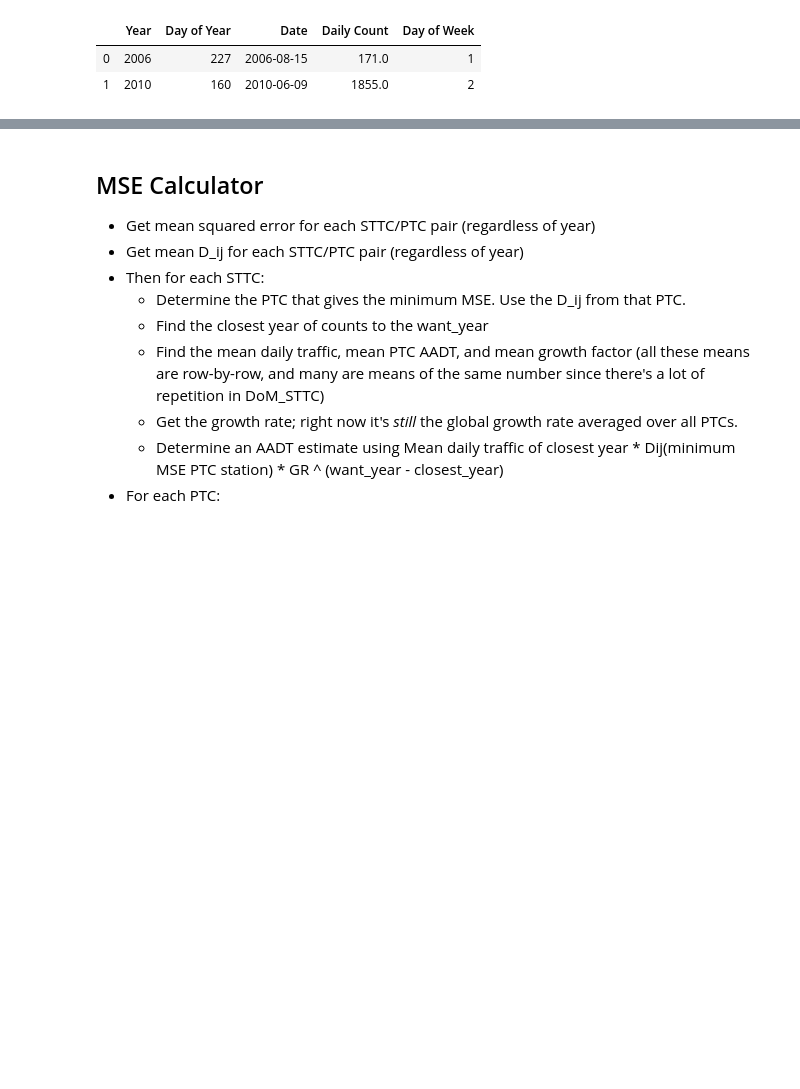
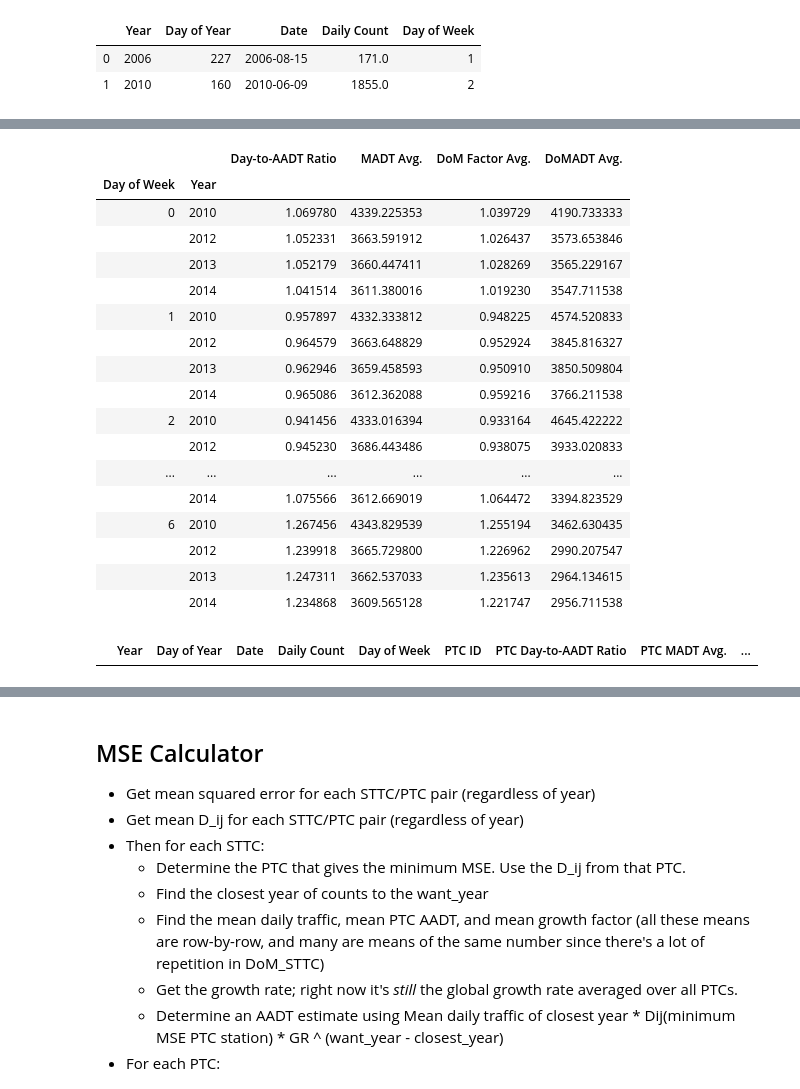
Before and after one commit to CityofToronto/bdit_traffic_prophet, a Jupyter notebook: development_notebooks/MatcherDev.ipynb, the cells around one changed output, grey strips where cells are left out. Saved outputs shown, nothing was run; the diff lists cells and outputs as text; code cells hidden in the pictures; blank space fills up the shorter version.

```diff
--- a/development_notebooks/MatcherDev.ipynb
+++ b/development_notebooks/MatcherDev.ipynb
@@ -51,6 +51,6 @@ Wall time: 1min 33s
 gf.get_growth_factors(rdr)
 # %%
 ptc_ids = np.unique(np.abs(list(rdr.ptcs.keys())))
-nb = neighbour.NeighbourLonLatEuclidean(ll_conn, 5, ptc_ids)
+nb = neighbour.NeighbourLonLatEuclidean(ll_conn, 20, ptc_ids)
 %time nb.find_neighbours()
 # %% [output]
@@ -844,3 +846,33 @@ tc_mse
+# %%
+nb.get_neighbours(907123)
+neighbour_ptcs = [rptcs[n] for n in
+                  [tc.direction * nbrs for nbrs in neighbours]
+                  if n in rptcs.keys()]
+# %%
+neighbour_ptcs[0].mse_pp['MSE_yDoW']
+# %% [output]
+|  |  | Day-to-AADT Ratio | MADT Avg. | DoM Factor Avg. | DoMADT Avg. |
+| Day of Week | Year |  |  |  |  |
+| 0 | 2010 | 1.069780 | 4339.225353 | 1.039729 | 4190.733333 |
+|  | 2012 | 1.052331 | 3663.591912 | 1.026437 | 3573.653846 |
+|  | 2013 | 1.052179 | 3660.447411 | 1.028269 | 3565.229167 |
+|  | 2014 | 1.041514 | 3611.380016 | 1.019230 | 3547.711538 |
+| 1 | 2010 | 0.957897 | 4332.333812 | 0.948225 | 4574.520833 |
+|  | 2012 | 0.964579 | 3663.648829 | 0.952924 | 3845.816327 |
+|  | 2013 | 0.962946 | 3659.458593 | 0.950910 | 3850.509804 |
+|  | 2014 | 0.965086 | 3612.362088 | 0.959216 | 3766.211538 |
+| 2 | 2010 | 0.941456 | 4333.016394 | 0.933164 | 4645.422222 |
+|  | 2012 | 0.945230 | 3686.443486 | 0.938075 | 3933.020833 |
+| ... | ... | ... | ... | ... | ... |
+|  | 2014 | 1.075566 | 3612.669019 | 1.064472 | 3394.823529 |
+| 6 | 2010 | 1.267456 | 4343.829539 | 1.255194 | 3462.630435 |
+|  | 2012 | 1.239918 | 3665.729800 | 1.226962 | 2990.207547 |
+|  | 2013 | 1.247311 | 3662.537033 | 1.235613 | 2964.134615 |
+|  | 2014 | 1.234868 | 3609.565128 | 1.221747 | 2956.711538 |
+# %%
+tc.tc_mse
+# %% [output]
+|  | Year | Day of Year | Date | Daily Count | Day of Week | PTC ID | PTC Day-to-AADT Ratio | PTC MADT Avg. | ... |
 # %%
 def get_normalized_seasonal_patterns(tcs, rptcs, want_year):
     """Get normalized seasonal patterns for `tcs`.
```
Also changed, not shown: parts of 26 cells of this notebook.
